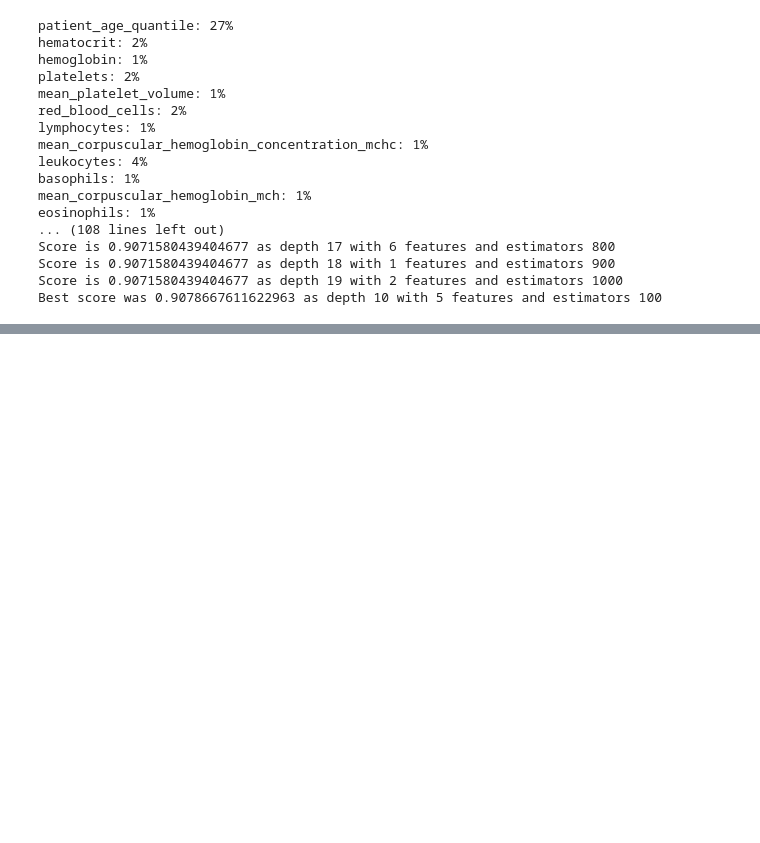
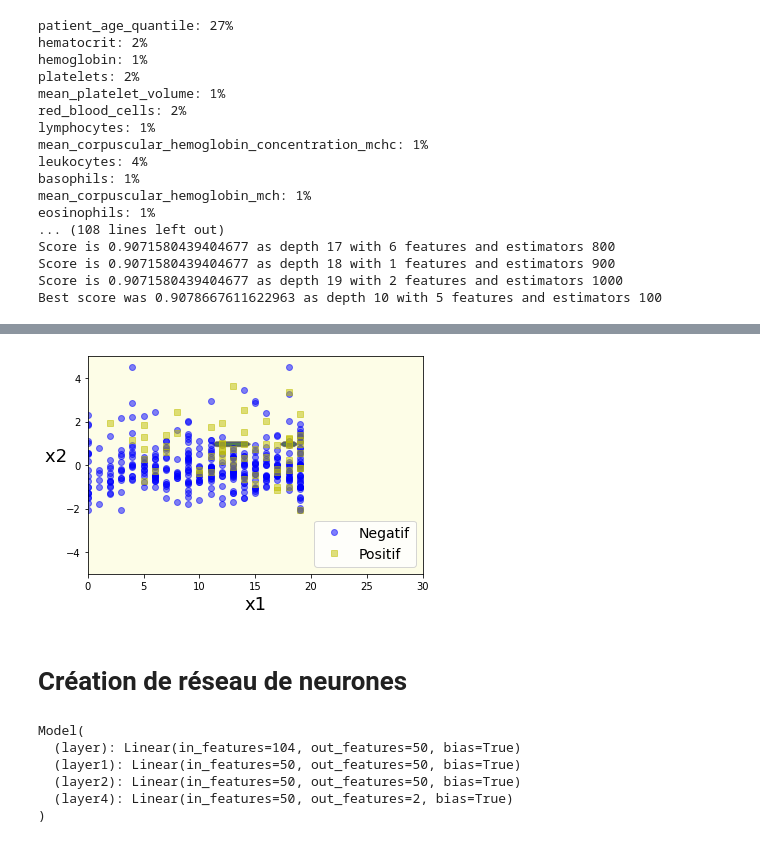
Before and after one commit to Laplo/tp_machine_learning, a Jupyter notebook: TP.ipynb, the cells around one changed output, grey strips where cells are left out. Saved outputs shown, nothing was run; the diff lists cells and outputs as text; code cells hidden in the pictures; blank space fills up the shorter version.

```diff
--- a/TP.ipynb
+++ b/TP.ipynb
@@ -341,0 +347,54 @@ plot_decision_boundary(rnd_clf, X_traintwo, y_traintwo.ravel(), axes=[0, 5, 0, 6
+# %%
+X_alltraintwo1 = pd.DataFrame(train[["patient_age_quantile", "monocytes"]]).to_numpy()
+y_alltraintwo1 = pd.DataFrame(train[["sars_cov_2_exam_result"]]).to_numpy()
+X_traintwo1, X_devtwo1, y_traintwo1, y_devtwo1 = train_test_split(X_alltraintwo1, y_alltraintwo1.ravel(), random_state=42)
+
+rnd_clf1 = RandomForestClassifier(n_estimators=500, n_jobs=-1, random_state=42, max_depth=4)
+rnd_clf1.fit(X_traintwo1, y_traintwo1)
+plot_decision_boundary(rnd_clf1, X_traintwo1, y_traintwo1.ravel())
+# %% [output]
+[figure, added]
+# %% [markdown]
+# Création de réseau de neurones
+# %%
+import torch
+import torch.nn as nn
+import torch.nn.functional as F
+import torch.autograd as autograd
+import torch.optim as optim
+from sklearn.utils import shuffle
+
+import plotly.graph_objs as go
+import plotly.tools as tls
+import plotly.figure_factory as ff
+
+class Model(nn.Module):
+
+    def __init__(self, input_dim, dropoutLayer):
+        super(Model, self).__init__()
+        self.dropoutLayer = dropoutLayer
+        self.layer = nn.Linear(input_dim,50)   # Première couche de 50 neurones
+        self.layer1 = nn.Linear(50, 50)         # première couche cachée de 50 neurones
+        self.layer2 = nn.Linear(50, 50)         # deuxième couche cachée de 50 neurones
+        self.layer4 = nn.Linear(50, 2)          # Couche de sortie de 2 neurones (2 classes)
+
+    def forward(self, x):
+        x = F.relu(self.layer(x))
+        x = F.relu(self.layer1(x))
+        if self.dropoutLayer:
+            x = F.dropout(self.layer1(x), p=self.dropoutLayer)
+        x = F.relu(self.layer2(x))
+        if self.dropoutLayer:
+            x = F.dropout(self.layer2(x), p=self.dropoutLayer)
+        x = F.softmax(self.layer4(x),dim=1) # Application de la fonction softmax à la couche de sortie
+        return x
+
+model = Model(X_train.shape[1], 0.05)
+print(model)
+# %% [output]
+Model(
+  (layer): Linear(in_features=104, out_features=50, bias=True)
+  (layer1): Linear(in_features=50, out_features=50, bias=True)
+  (layer2): Linear(in_features=50, out_features=50, bias=True)
+  (layer4): Linear(in_features=50, out_features=2, bias=True)
+)
```
Also changed, not shown: parts of 11 cells of this notebook.
